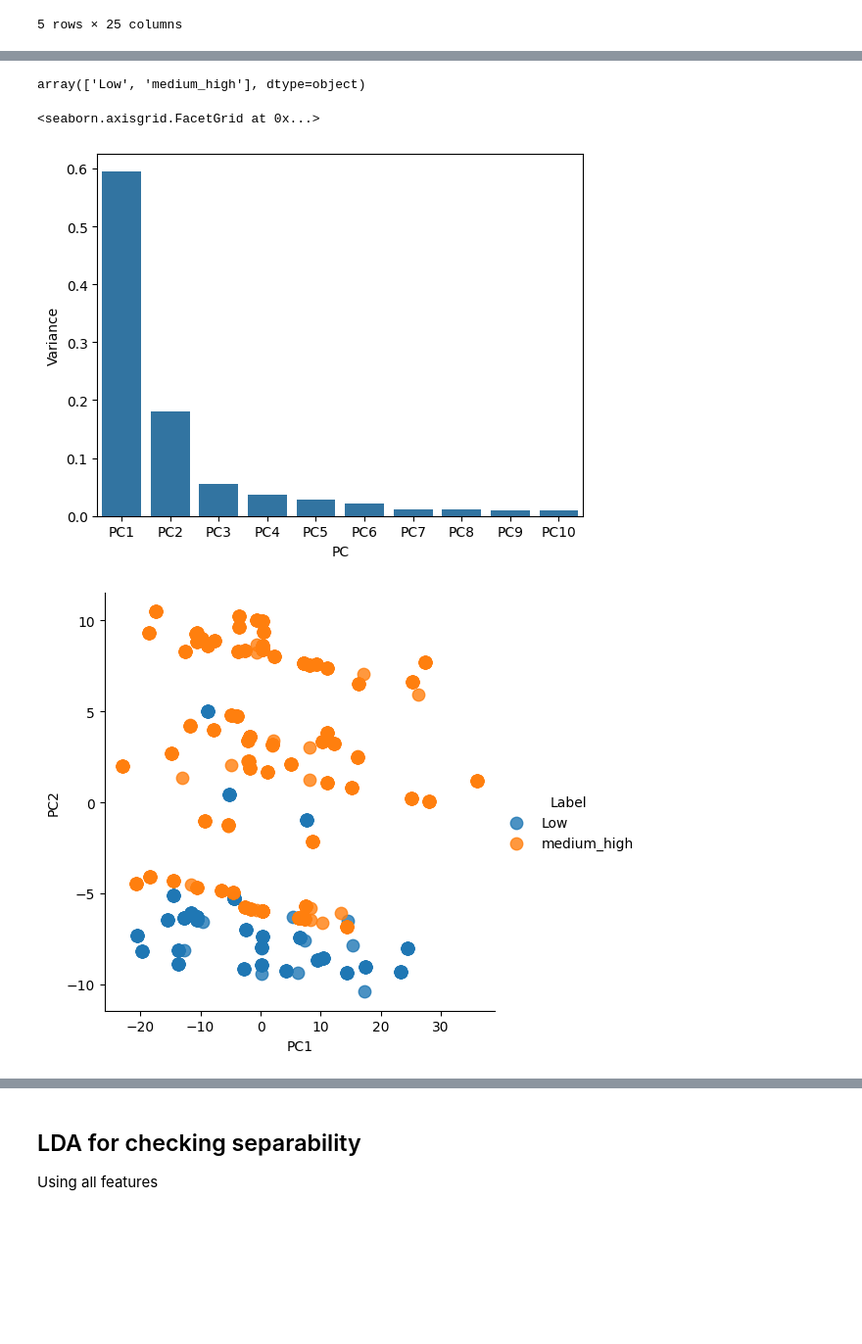
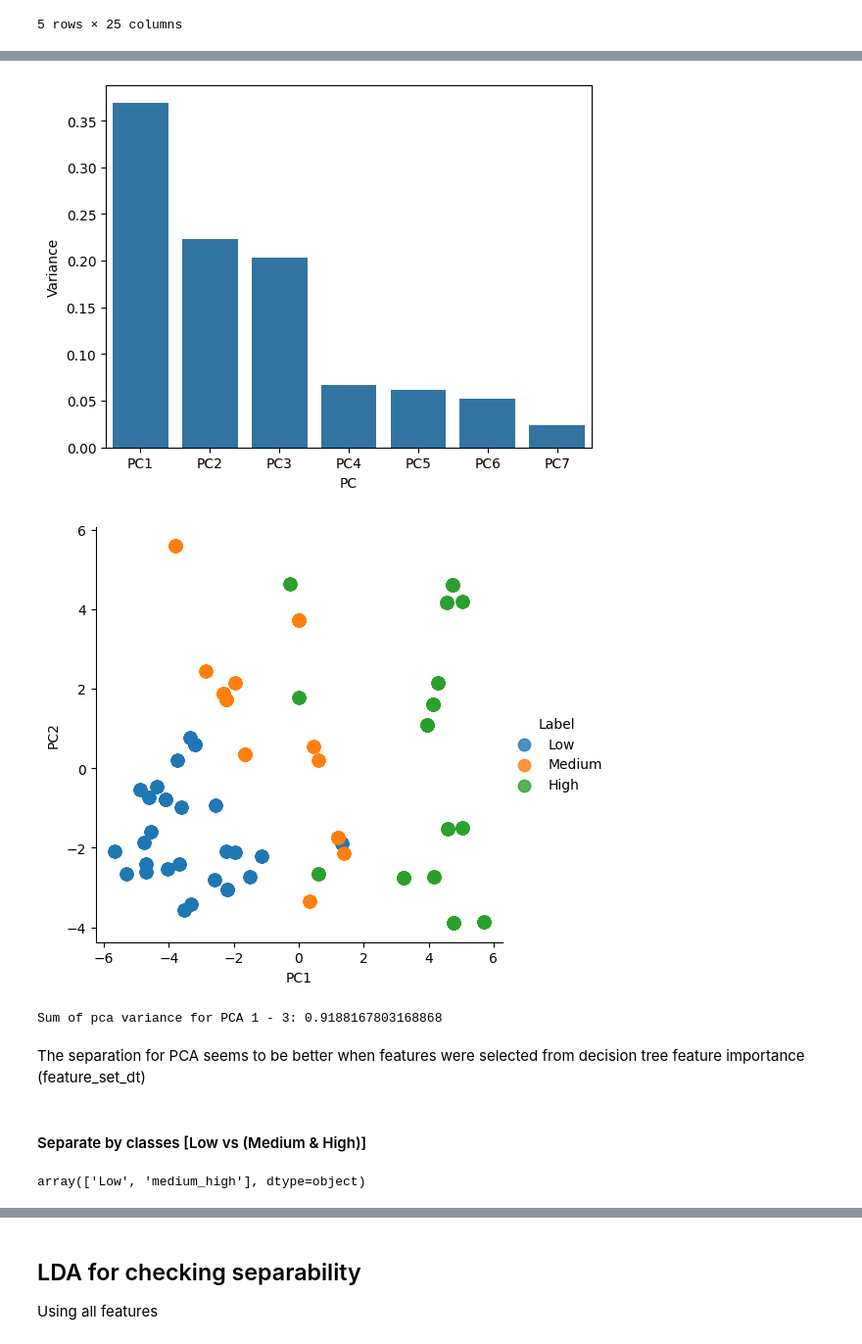
Before and after one commit to eugenegancw/Lung_Cancer_Prediction, a Jupyter notebook: linear_separability.ipynb, the cells around one changed output, grey strips where cells are left out. Shown at 98% size. Cells and saved outputs as stored; diff of their text form; code cells hidden in the pictures; blank space fills up the shorter version.

```diff
--- a/linear_separability.ipynb
+++ b/linear_separability.ipynb
@@ -35,3 +128,22 @@ df.head()
+# %%
+x=df.drop(["Patient Id","Level"], axis=1)
+x=x[feature_set_dt]
+y=df["Level"]
+n_comp=7
+pc_df, pca, pc_list= pca_transform(x, y, n_comp)
+plot_PCA_2D(pc_df, pca, pc_list)
+# %% [output]
+[figure, added]
+[figure, added]
+# %%
+print(f'Sum of pca variance for PCA 1 - 3: {pca_var_sum}')
+plot_PCA_3D(pc_df, pca)
+# %% [output]
+Sum of pca variance for PCA 1 - 3: 0.9188167803168868
+# %% [markdown]
+The separation for PCA seems to be better when features were selected from decision tree feature importance (feature_set_dt)
+# %% [markdown]
+#### Separate by classes [Low vs (Medium & High)]
 # %%
 df_low_others = df.copy()
 df_low_others["Level"] = df['Level'].replace(["Medium","High"],"medium_high")
@@ -57,29 +152,0 @@ f_pca=['Age',
-# %%
-x=df_low_others.drop(["Patient Id","Level"], axis=1)
-#x=x[f_pca]
-y=df_low_others["Level"]
-n_comp=10
-pc_list = [f"PC{i+1}" for i in range(n_comp)]
-
-from sklearn import decomposition
-pca = decomposition.PCA(n_components=n_comp)
-pc = pca.fit_transform(x)
-pc_df = pd.DataFrame(data=pc,columns=pc_list)
-pc_df['Label'] = y
-# variance explained by PCs
-# PC1 + PC2 explains 78% variance
-var = pd.DataFrame({'Variance':pca.explained_variance_ratio_,
-             'PC':pc_list})
-
-sns.barplot(x='PC',y="Variance",
-           data=var)
-sns.lmplot( x="PC1", y="PC2",
-  data=pc_df,
-  fit_reg=False,
-  hue='Label', # color by cluster
-  legend=True,
-  scatter_kws={"s": 80}) # specify the point size
-# %% [output]
-<seaborn.axisgrid.FacetGrid at 0x...>
-[figure, removed]
-[figure, removed]
```
Also changed, not shown: parts of 39 cells of this notebook, 2 other files.
